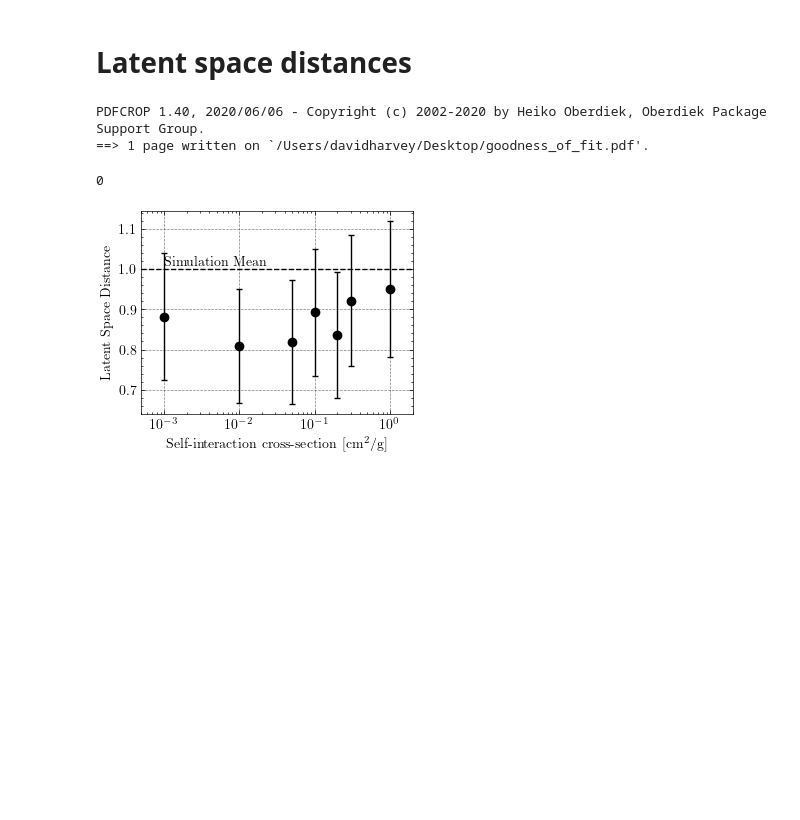
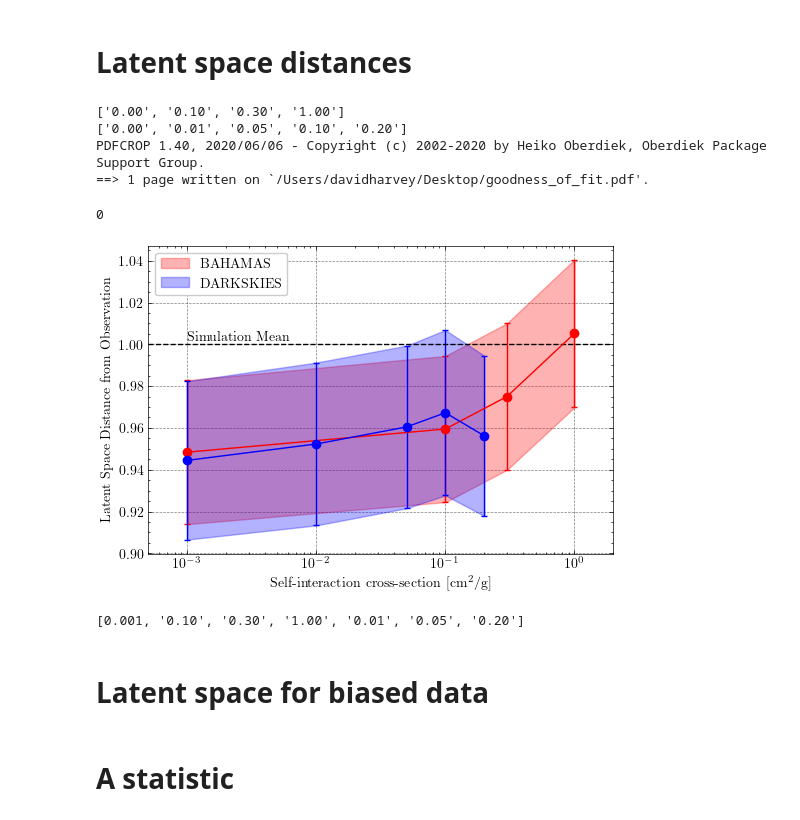
Before and after one commit to davidharvey1986/ml_a2744, a Jupyter notebook: notebooks/latent_overlap.ipynb, the cells around one changed output. Drawn from its saved outputs; the diff is of its cells as text; code cells hidden in the pictures; blank space fills up the shorter version.

```diff
--- a/notebooks/latent_overlap.ipynb
+++ b/notebooks/latent_overlap.ipynb
@@ -18,2 +20,2 @@ all_models = glob(f"../models/{ifilter}/cdan_baha2dark_pre_squeezenet1_aw_1_pad_
 # %%
-latent = get_latent_space(all_models)
+latent = get_latent_space(all_models, args=args)
@@ -53,22 +71,62 @@ pkl.dump([unique_cross, latent_distances, latent_quantiles], open("pickles/laten
 # %%
+plt.figure(figsize=(6,4))
+
+ax = plt.gca()
+
+
 nmodels=30
+correction = 1
+unique_cross, latent_distances, latent_quantiles = pkl.load(open("pickles/latent_zs_space.pkl","rb"))
 
-av_distances = [ np.mean([ np.mean(latent_distances[i][j]) for i in range(nmodels)]) for j in range(len(unique_cross))]
-err = [ np.std([ np.mean(latent_distances[i][j]) for i in range(nmodels)]) for j in range(len(unique_cross))]
-ax = plt.gca()
+
+av_distances = np.array([ np.mean([ np.mean(latent_distances[i][j]) for j in range(nmodels)]) for i in latent_distances.keys()] )
+err = np.array([ np.std([ np.mean(latent_distances[i][j]) for j in range(nmodels)])/np.sqrt(nmodels) for i in latent_distances.keys()] )
+
 unique_cross[0] = 1e-3
-ax.errorbar( unique_cross, av_distances, err, color='k', fmt='o', capsize=2)
+#ax.errorbar( unique_cross, av_distances, err, color='k', fmt='o', capsize=2)
+#ax.fill_between(
+#        np.array(unique_cross).astype(float),
+#        av_distances-err, av_distances+err, color='k', alpha=0.3)
+
+color=['red','blue']
+domain = ['BAHAMAS','DARKSKIES']
+for tgt in range(2):
+    cross =  np.array(list(latent_distances_tgt[tgt].keys())).astype(float)
+    cross[ cross ==0] = 1e-3
+
+
+
+    av_distances = np.array([ np.mean([ np.mean(latent_distances_tgt[tgt][i][j]) for j in range(nmodels)]) for i in latent_distances_tgt[tgt].keys()] )
+    err = np.array([ np.std([ np.mean(latent_distances_tgt[tgt][i][j]) for j in range(nmodels)])/np.sqrt(nmodels) for i in latent_distances_tgt[tgt].keys()] )
+
+    ax.errorbar(cross, av_distances, err, color=color[tgt], fmt='-o', capsize=2)
+
+    ax.fill_between(
+        cross,
+        av_distances-err, av_distances+err, color=color[tgt], alpha=0.3, label=domain[tgt])
+    print( list(latent_distances_tgt[tgt].keys()))
+
+
+ax.legend()
 ax.plot([5e-4,2],[1,1],'k--')
 ax.text(0.001,1.0, 'Simulation Mean', ha='left', va='bottom')
 ax.set_xlim(5e-4,2)
 ax.set_xscale('log')
-ax.set_ylabel("Latent Space Distance")
+ax.set_ylabel("Latent Space Distance from Observation")
 ax.set_xlabel("Self-interaction cross-section [cm$^2$/g]")
 fname="/Users/davidharvey/Desktop/goodness_of_fit.pdf"
 plt.savefig(fname)
 os.system(f"pdfcrop {fname} {fname}")
 # %% [output]
+['0.00', '0.10', '0.30', '1.00']
+['0.00', '0.01', '0.05', '0.10', '0.20']
 PDFCROP 1.40, 2020/06/06 - Copyright (c) 2002-2020 by Heiko Oberdiek, Oberdiek Package Support Group.
 ==> 1 page written on `/Users/davidharvey/Desktop/goodness_of_fit.pdf'.
 0
-[figure, old version]
+[figure, new version]
+# %%
+unique_cross
+# %% [output]
+[0.001, '0.10', '0.30', '1.00', '0.01', '0.05', '0.20']
+# %% [markdown]
+# Latent space for biased data
@@ -74,0 +181,2 @@ PDFCROP 1.40, 2020/06/06 - Copyright (c) 2002-2020 by Heiko Oberdiek, Oberdiek P
+# %% [markdown]
+# A statistic
```
Also changed, not shown: parts of 27 cells of this notebook, 22 other files.
